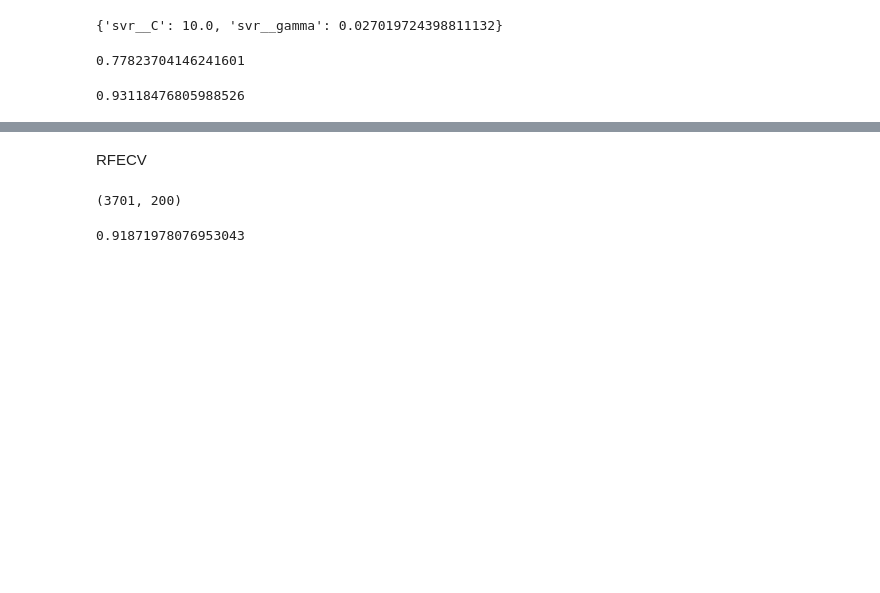
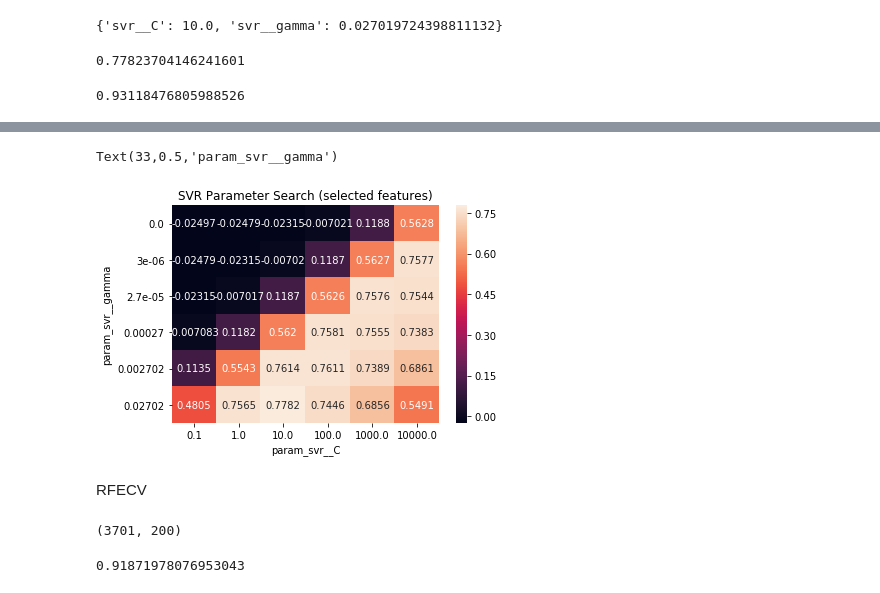
Before and after one commit to applied-ml-spring-18/homework-3-panda-express, a Jupyter notebook: hw3.ipynb, the cells around one changed output, grey strips where cells are left out. Cells and saved outputs as stored; diff of their text form; code cells hidden in the pictures; blank space fills up the shorter version.

```diff
--- a/hw3.ipynb
+++ b/hw3.ipynb
@@ -221,11 +216,7 @@ ridge_pipe_s_mas = make_pipeline(MaxAbsScaler(), Ridge())
 param_grid_mas = {'ridge__alpha': np.logspace(-3, 3, 7)}
 grid_mas = GridSearchCV(ridge_pipe_s_mas, param_grid_mas, cv=10)
 grid_mas.fit(X_15_17, y_15_17)
-
-ridge_pipe_s_t_mas = make_pipeline(MaxAbsScaler(), Ridge(alpha=float(grid_mas.best_params_['ridge__alpha'])))
-
-ridge_pipe_s_t_mas.fit(X_15_17, y_15_17)
-ridge_pipe_s_t_mas.score(X_18, y_18)
+grid_mas.score(X_18, y_18)
 # %% [output]
 0.95960769335554208
 # %%
@@ -447,3 +484,13 @@ grid.score(X_18, y_18)
+# %%
+res_svr_sel = pd.pivot_table(pd.DataFrame(grid.cv_results_), values='mean_test_score', index='param_svr__gamma', columns='param_svr__C')
+res_svr_sel = res_svr_sel.set_index(res_svr_sel.index.values.round(6))
+# %%
+ax = sns.heatmap(res_svr_sel, annot=True, fmt=".4g")
+ax.set_title('SVR Parameter Search (selected features)')
+ax.set_ylabel('param_svr__gamma')
+# %% [output]
+Text(33,0.5,'param_svr__gamma')
+[figure, added]
 # %% [markdown]
 RFECV
 # %%
```
Also changed, not shown: parts of 12 cells of this notebook.
